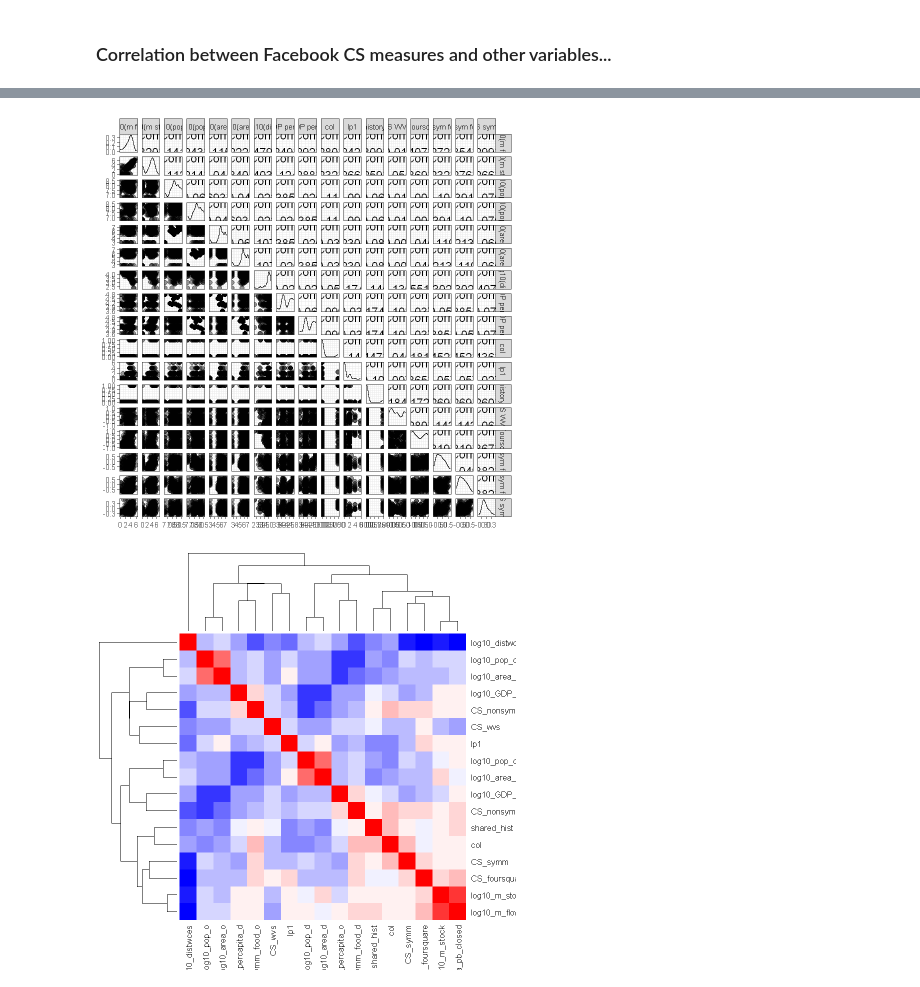
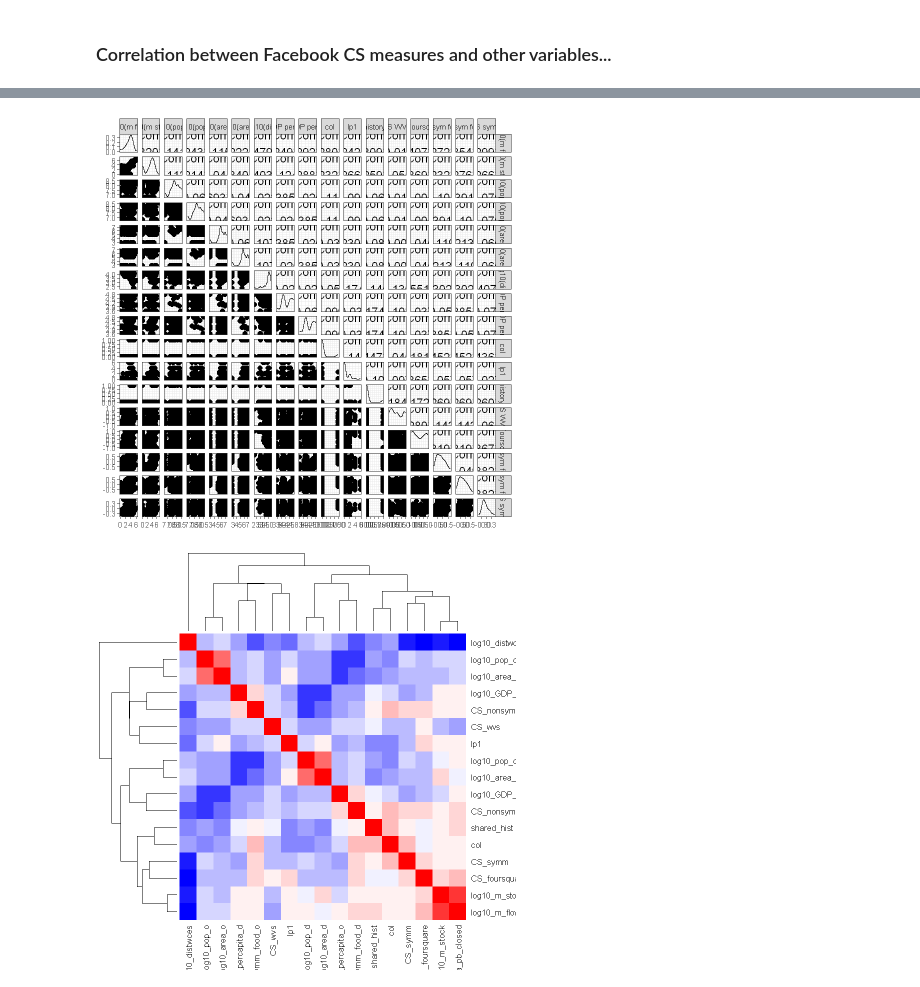
Before and after one commit to carolcoimbra/fb-gravity, a Jupyter notebook: 02.gravity_models.ipynb, the cells around one changed output, grey strips where cells are left out. Cells and saved outputs as stored; diff of their text form; code cells hidden in the pictures.

```diff
--- a/02.gravity_models.ipynb
+++ b/02.gravity_models.ipynb
@@ -303,8 +303,8 @@ ggpairs(gmodel_data,
                     "CS_symm"),
         columnLabels = colnames,
         upper = list(continuous = wrap('cor', size = 5, col="black")),
-        lower = list(continuous = wrap("points", size=4, alpha=0.4, pch=20)),
-        diag = list(continuous = wrap("densityDiag", alpha = 0.1))) +
+        lower = list(continuous = wrap("points", size=4, alpha=1, pch=20)),
+        diag = list(continuous = wrap("densityDiag", alpha=1))) +
 theme(axis.text = element_text(size = 2),
       strip.text.x = element_text(size = 2),
       strip.text.y = element_text(size = 2),
@@ -321,4 +319,4 @@ Warning message in grid.Call.graphics(C_points, x$x, x$y, x$pch, x$size):
-[figure, old version]
+[figure, new version]
 # %%
 gdata_heatmap <- gmodel_data[,c("log10_m_flow_da_pb_closed", "log10_m_stock",
                     "log10_pop_o", "log10_pop_d",
```
Also changed, not shown: parts of 7 cells of this notebook, 12 other files.
